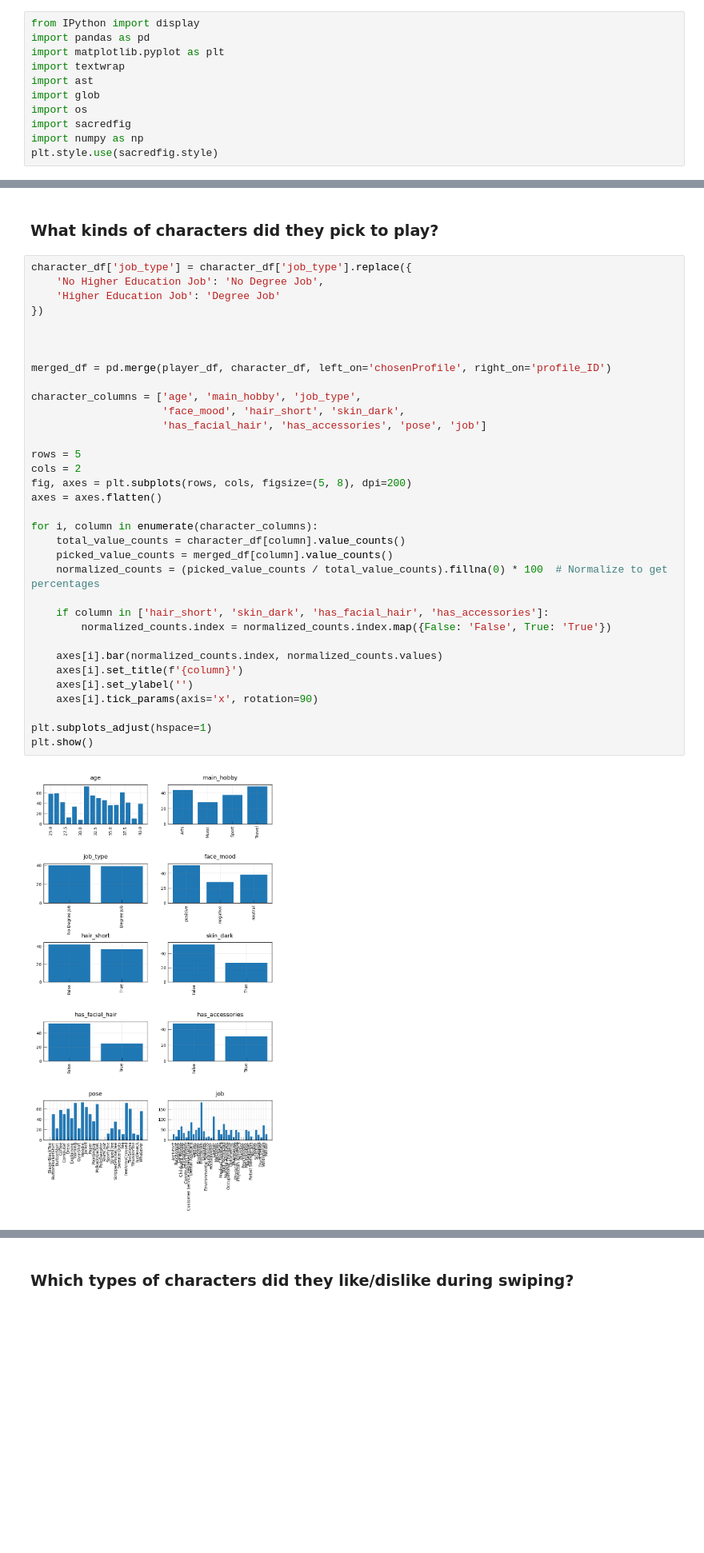
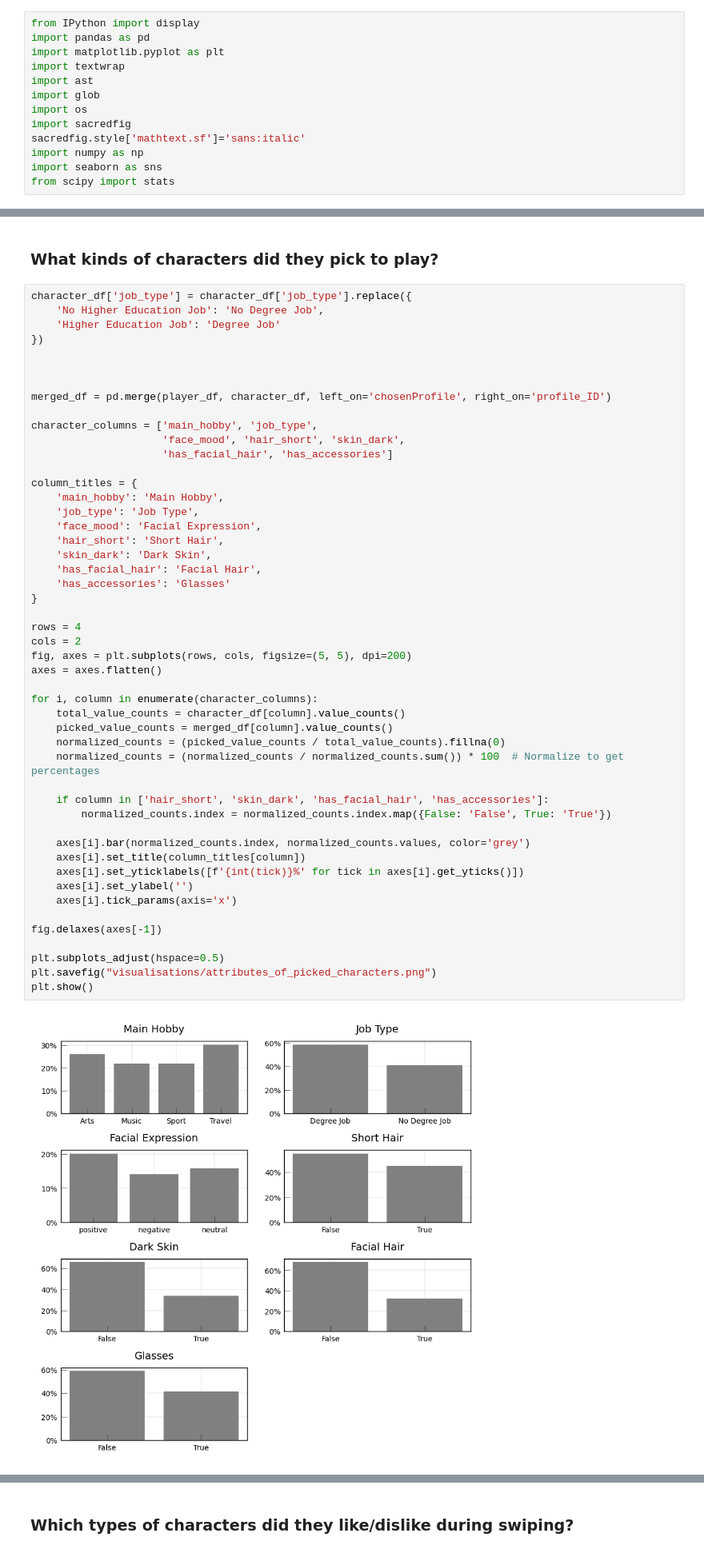
Before and after one commit to sofiahafner/dating-app-experiment-analysis, a Jupyter notebook: descriptive_analysis.ipynb, the cells around one changed output, grey strips where cells are left out. Shown at 80% size. Saved outputs shown, nothing was run; the diff lists cells and outputs as text; blank space fills up the shorter version.

Commit message:
descriptive visualisations, preference dictionary

```diff
--- a/descriptive_analysis.ipynb
+++ b/descriptive_analysis.ipynb
@@ -7,5 +7,7 @@ import ast
 import glob
 import os
 import sacredfig
+sacredfig.style['mathtext.sf']='sans:italic'
 import numpy as np
-plt.style.use(sacredfig.style)
+import seaborn as sns
+from scipy import stats
@@ -184,36 +207,51 @@ display.Image("Demographic_Info.png")
 # %%
 character_df['job_type'] = character_df['job_type'].replace({
     'No Higher Education Job': 'No Degree Job',
     'Higher Education Job': 'Degree Job'
 })
 
 
 
 merged_df = pd.merge(player_df, character_df, left_on='chosenProfile', right_on='profile_ID')
 
-character_columns = ['age', 'main_hobby', 'job_type',
+character_columns = ['main_hobby', 'job_type',
                      'face_mood', 'hair_short', 'skin_dark',
-                     'has_facial_hair', 'has_accessories', 'pose', 'job']
+                     'has_facial_hair', 'has_accessories']
 
-rows = 5
+column_titles = {
+    'main_hobby': 'Main Hobby',
+    'job_type': 'Job Type',
+    'face_mood': 'Facial Expression',
+    'hair_short': 'Short Hair',
+    'skin_dark': 'Dark Skin',
+    'has_facial_hair': 'Facial Hair',
+    'has_accessories': 'Glasses'
+}
+
+rows = 4
 cols = 2
-fig, axes = plt.subplots(rows, cols, figsize=(5, 8), dpi=200)
+fig, axes = plt.subplots(rows, cols, figsize=(5, 5), dpi=200)
 axes = axes.flatten()
 
 for i, column in enumerate(character_columns):
     total_value_counts = character_df[column].value_counts()
     picked_value_counts = merged_df[column].value_counts()
-    normalized_counts = (picked_value_counts / total_value_counts).fillna(0) * 100  # Normalize to get percentages
+    normalized_counts = (picked_value_counts / total_value_counts).fillna(0)
+    normalized_counts = (normalized_counts / normalized_counts.sum()) * 100  # Normalize to get percentages
 
     if column in ['hair_short', 'skin_dark', 'has_facial_hair', 'has_accessories']:
         normalized_counts.index = normalized_counts.index.map({False: 'False', True: 'True'})
 
-    axes[i].bar(normalized_counts.index, normalized_counts.values)
-    axes[i].set_title(f'{column}')
+    axes[i].bar(normalized_counts.index, normalized_counts.values, color='grey')
+    axes[i].set_title(column_titles[column])
+    axes[i].set_yticklabels([f'{int(tick)}%' for tick in axes[i].get_yticks()])
     axes[i].set_ylabel('')
-    axes[i].tick_params(axis='x', rotation=90)
+    axes[i].tick_params(axis='x')
 
-plt.subplots_adjust(hspace=1)
+fig.delaxes(axes[-1])
+
+plt.subplots_adjust(hspace=0.5)
+plt.savefig("visualisations/attributes_of_picked_characters.png")
 plt.show()
 # %% [output]
-[figure, old version]
+[figure, new version]
```
Also changed, not shown: parts of 55 cells of this notebook, 34 other files.
